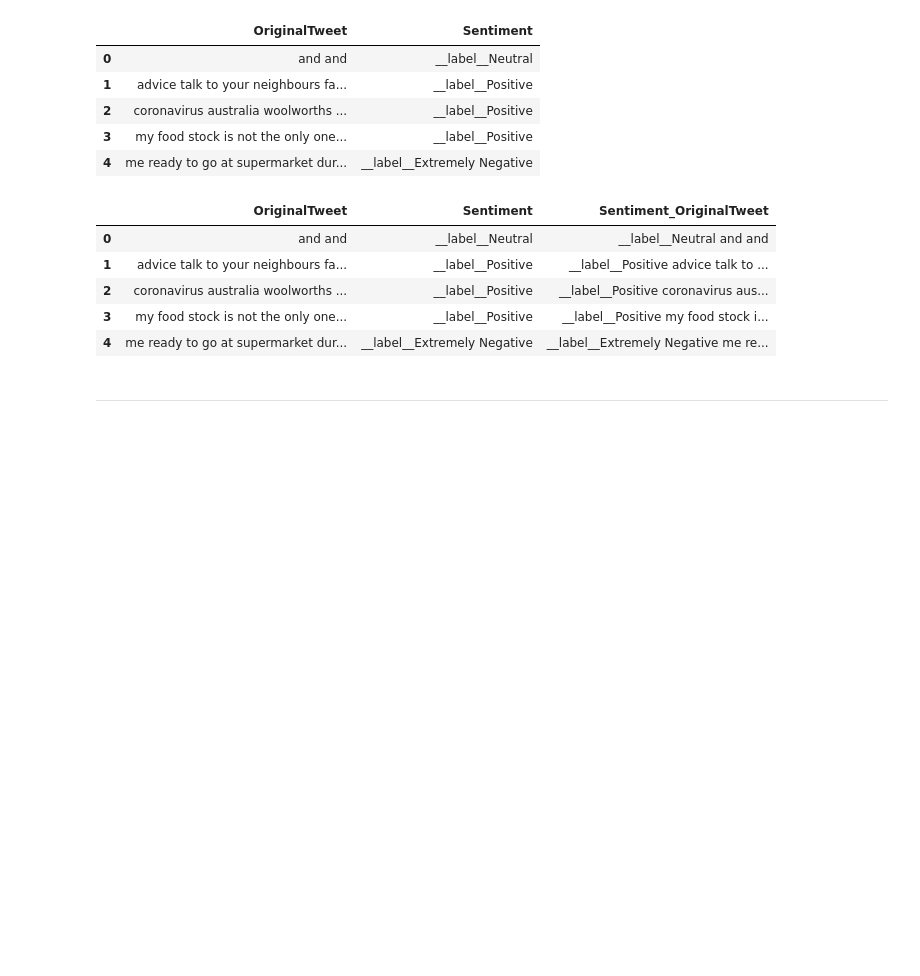
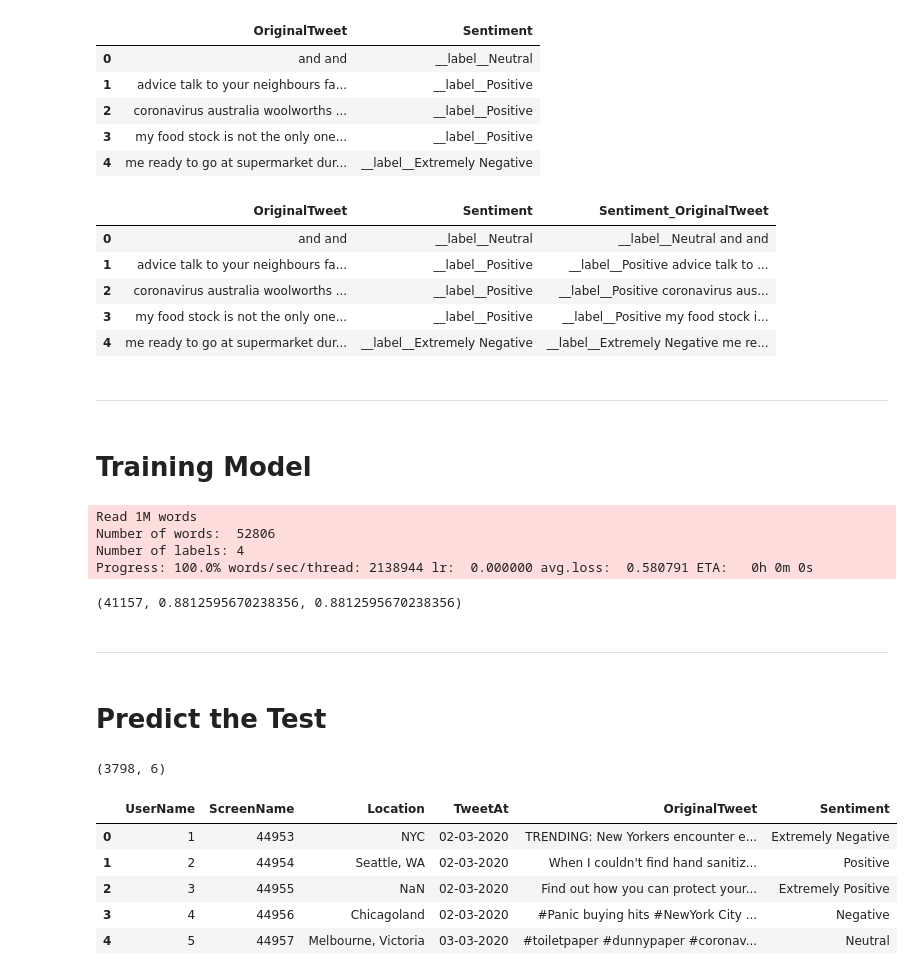
Before and after one commit to stefanusfelix/Coronavirus-Tweets-Text-Classification, a Jupyter notebook: corona_tweets_nlp.ipynb, the cells around one changed output. Drawn from its saved outputs; the diff is of its cells as text; code cells hidden in the pictures; blank space fills up the shorter version.

Commit message:
Text classification modeling

```diff
--- a/corona_tweets_nlp.ipynb
+++ b/corona_tweets_nlp.ipynb
@@ -221,3 +221,5 @@ df_train.head()
 df_train.to_csv("corona_tweets_train", columns = ["Sentiment_OriginalTweet"], index = False, header = False)
 # %% [markdown]
 ---
+# %% [markdown]
+# **Training Model**
@@ -223,0 +228,25 @@ df_train.to_csv("corona_tweets_train", columns = ["Sentiment_OriginalTweet"], in
+# %%
+model = fasttext.train_supervised(input = "corona_tweets_train")
+model.test("corona_tweets_train")
+# %% [output]
+Read 1M words
+Number of words:  52806
+Number of labels: 4
+Progress: 100.0% words/sec/thread: 2138944 lr:  0.000000 avg.loss:  0.580791 ETA:   0h 0m 0s
+(41157, 0.8812595670238356, 0.8812595670238356)
+# %% [markdown]
+---
+# %% [markdown]
+# **Predict the Test**
+# %%
+df_test = pd.read_csv("Corona_NLP_test.csv", encoding = "latin1")
+print(df_test.shape)
+df_test.head()
+# %% [output]
+(3798, 6)
+|  | UserName | ScreenName | Location | TweetAt | OriginalTweet | Sentiment |
+| 0 | 1 | 44953 | NYC | 02-03-2020 | TRENDING: New Yorkers encounter e... | Extremely Negative |
+| 1 | 2 | 44954 | Seattle, WA | 02-03-2020 | When I couldn't find hand sanitiz... | Positive |
+| 2 | 3 | 44955 | NaN | 02-03-2020 | Find out how you can protect your... | Extremely Positive |
+| 3 | 4 | 44956 | Chicagoland | 02-03-2020 | #Panic buying hits #NewYork City ... | Negative |
+| 4 | 5 | 44957 | Melbourne, Victoria | 03-03-2020 | #toiletpaper #dunnypaper #coronav... | Neutral |
```
Also changed, not shown: parts of 7 cells of this notebook, 1 other file.
